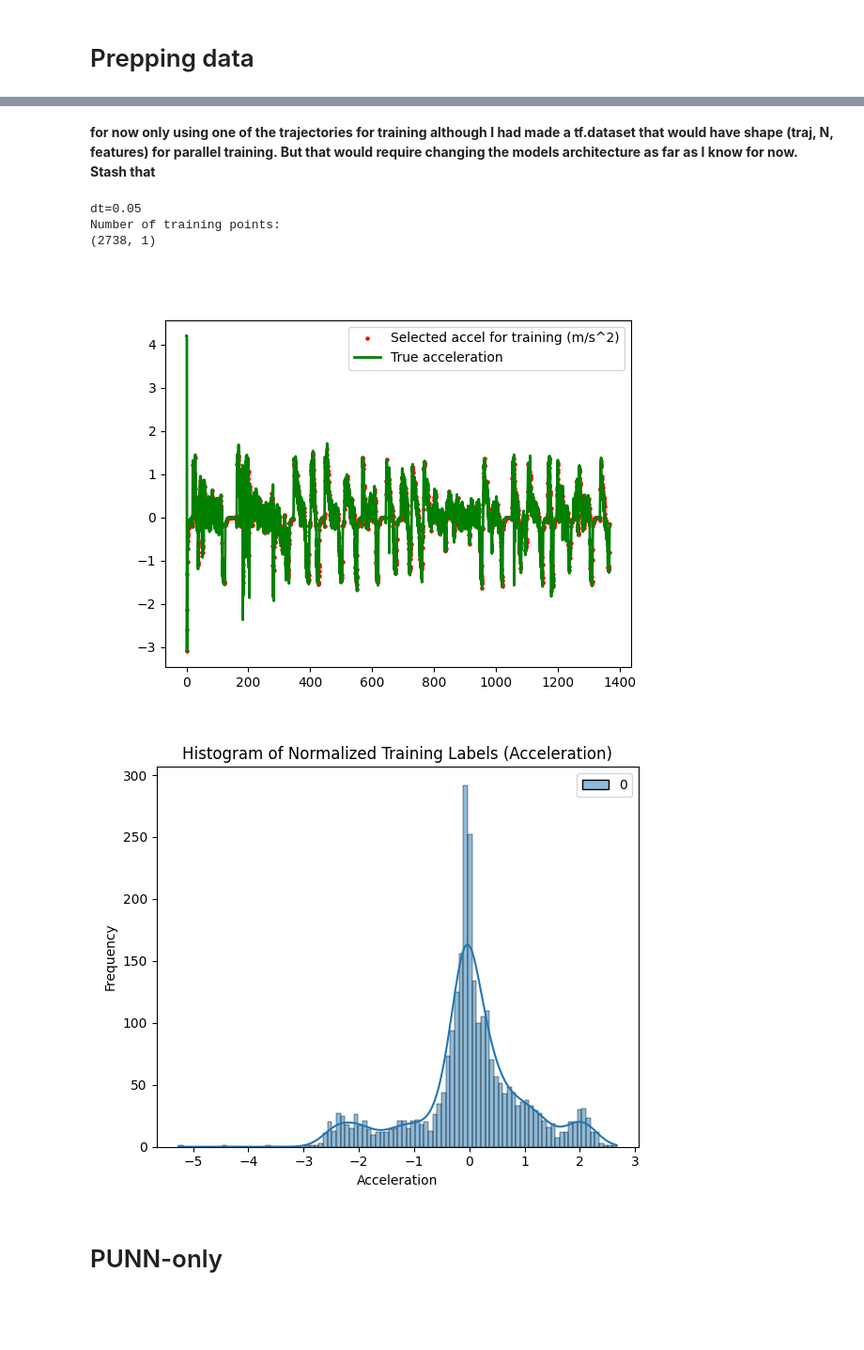
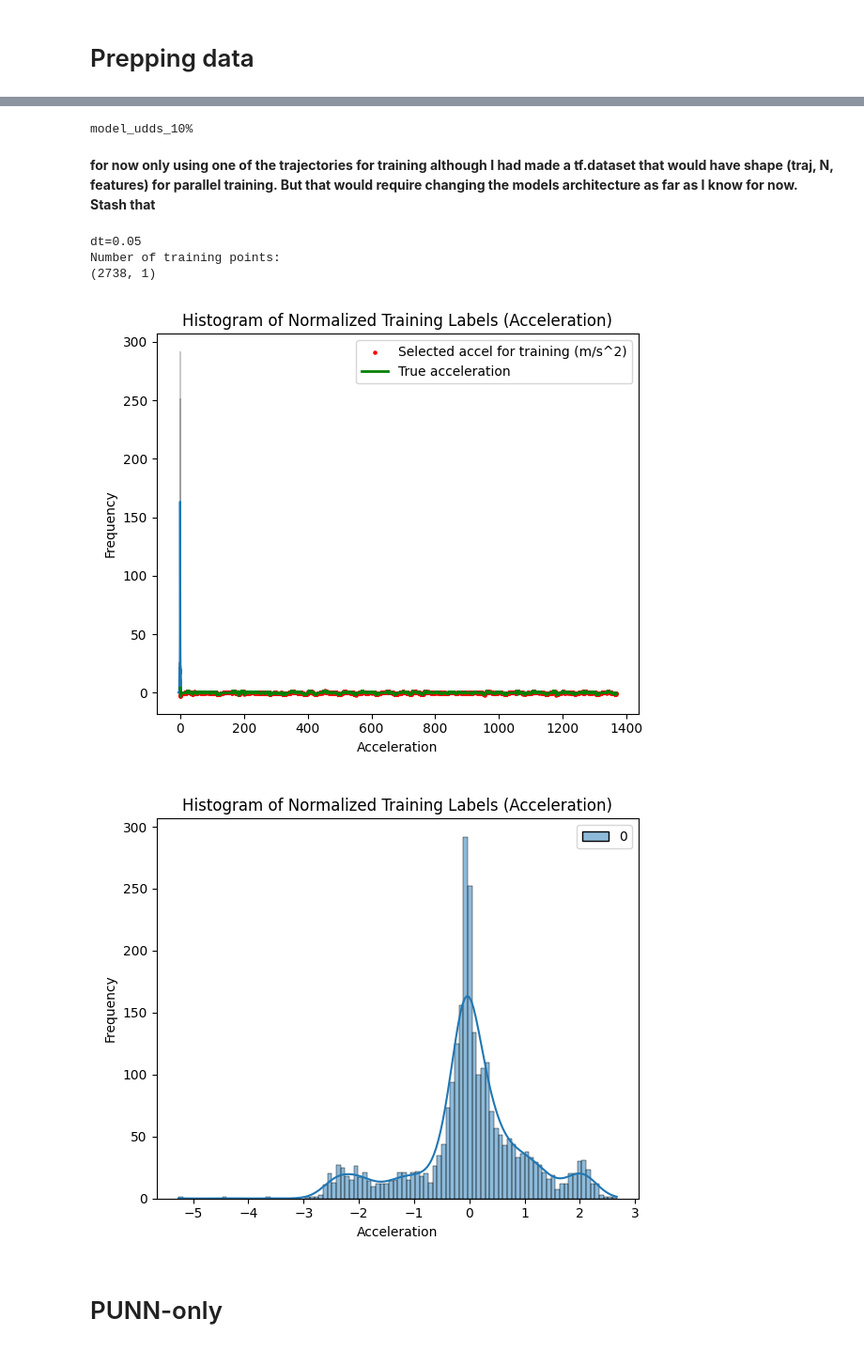
Before and after one commit to ZeArteaga/PINN-control-platooning, a Jupyter notebook: PINN.ipynb, the cells around one changed output, grey strips where cells are left out. Shown at 94% size. Saved outputs shown, nothing was run; the diff lists cells and outputs as text; code cells hidden in the pictures; blank space fills up the shorter version.

Commit message:
Saving scalers for inference now. Model saving is now better since im defining model name at the top

```diff
--- a/PINN.ipynb
+++ b/PINN.ipynb
@@ -133,9 +138,14 @@ def evaluate_results(model, X_norm, true_data, dt, y0, scaler_Y=None):
+# %%
+traj_id = "udds" #* CHANGE HERE TRAINING DATA
+df = pd.read_csv("data/CACC_" + traj_id + ".csv")
+train_ratio = .1
+model_name = f"model_{traj_id}_{int(train_ratio*100)}%" #name to use for saves
+print(model_name)
+# %% [output]
+model_udds_10%
 # %% [markdown]
 **for now only using one of the trajectories for training although I had made a tf.dataset that would have shape (traj, N, features) for parallel training. But that would require changing the models architecture as far as I know for now. Stash that**
 # %%
-traj_id = "udds"
-df = pd.read_csv("data/CACC_" + traj_id + ".csv")
-train_ratio = .1
 X = df[["t", "fv0_u", "fv0_v", "d_fv0_lv", "d*_fv0_lv"]].to_numpy()
 n_features = X.shape[1]
 t = X[:, 0]
@@ -154,35 +164,37 @@ Y_mask = Y.copy()
 Y_mask[~mask] = np.nan
 plt.scatter(t, Y_mask, label="Selected accel for training (m/s^2)", s=5, color="red")
 plt.plot(t, Y, label="True acceleration", linewidth=2, color="green")
 plt.legend()
 plt.show()
 
 #Prediction Normalization
 scaler_Y = StandardScaler().fit(Y_train)
+joblib.dump(scaler_Y, f"models/scalers/scalerY_{model_name}.save")
 Y_train_norm = scaler_Y.transform(Y_train)
 Y_val_norm = scaler_Y.transform(Y_val)
 
-# feature normalization all based on the training distribution
+# feature normalization
 scaler_X = MinMaxScaler().fit(X_train)
+joblib.dump(scaler_X, f"models/scalers/scalerX_{model_name}.save")
 X_train_norm = scaler_X.transform(X_train)
 X_val_norm = scaler_X.transform(X_val)
 X_norm = scaler_X.transform(X)
 x0_norm = X_norm[0, :]
 
 # Plot histogram for output
 plt.figure(figsize=(6, 5))
 sns.histplot(Y_train_norm, bins=100, kde=True, color='orange')
 plt.title('Histogram of Normalized Training Labels (Acceleration)')
 plt.xlabel('Acceleration')
 plt.ylabel('Frequency')
 
 plt.tight_layout()
 plt.show()
 # %% [output]
 dt=0.05
 Number of training points:
 (2738, 1)
-[figure, old version]
+[figure, new version]
 [figure]
 # %% [markdown]
 # PUNN-only
```
Also changed, not shown: parts of 11 cells of this notebook, 2 other files.
